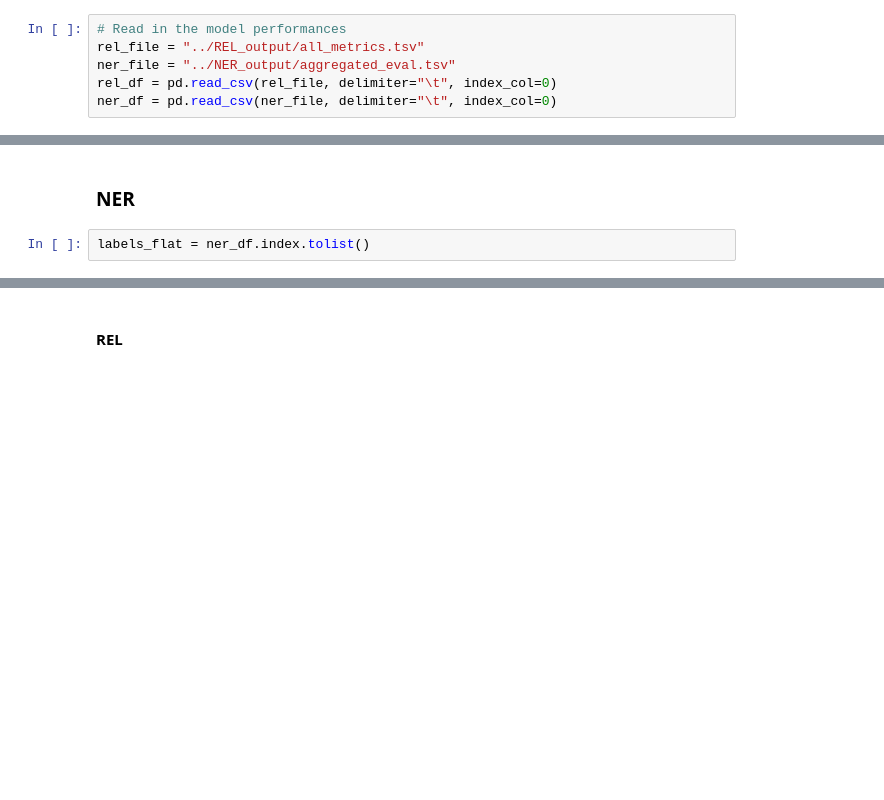
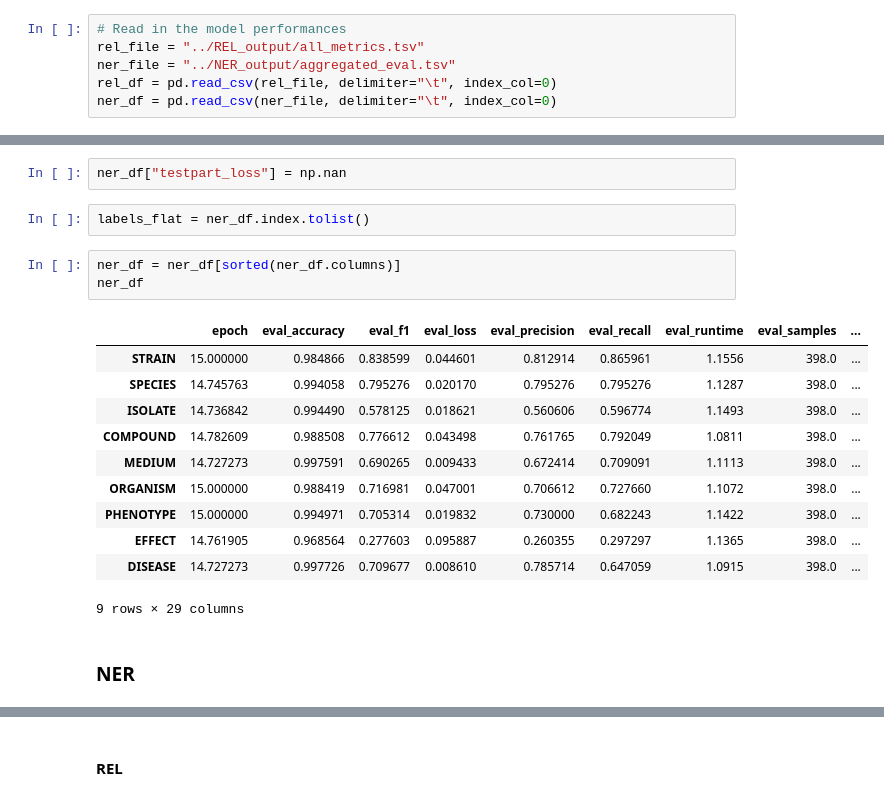
Before and after one commit to danielzmbp/NLP4Pheno, a Jupyter notebook: notebooks/figure_models_performance.ipynb, the cells around one changed output, grey strips where cells are left out. Cells and saved outputs as stored; diff of their text form; blank space fills up the shorter version.

```diff
--- a/notebooks/figure_models_performance.ipynb
+++ b/notebooks/figure_models_performance.ipynb
@@ -109,7 +130,24 @@ ner_df = pd.read_csv(ner_file, delimiter="\t", index_col=0)
+# %%
+ner_df["testpart_loss"] = np.nan
+# %%
+labels_flat = ner_df.index.tolist()
+# %%
+ner_df = ner_df[sorted(ner_df.columns)]
+ner_df
+# %% [output]
+|  | epoch | eval_accuracy | eval_f1 | eval_loss | eval_precision | eval_recall | eval_runtime | eval_samples | ... |
+| STRAIN | 15.000000 | 0.984866 | 0.838599 | 0.044601 | 0.812914 | 0.865961 | 1.1556 | 398.0 | ... |
+| SPECIES | 14.745763 | 0.994058 | 0.795276 | 0.020170 | 0.795276 | 0.795276 | 1.1287 | 398.0 | ... |
+| ISOLATE | 14.736842 | 0.994490 | 0.578125 | 0.018621 | 0.560606 | 0.596774 | 1.1493 | 398.0 | ... |
+| COMPOUND | 14.782609 | 0.988508 | 0.776612 | 0.043498 | 0.761765 | 0.792049 | 1.0811 | 398.0 | ... |
+| MEDIUM | 14.727273 | 0.997591 | 0.690265 | 0.009433 | 0.672414 | 0.709091 | 1.1113 | 398.0 | ... |
+| ORGANISM | 15.000000 | 0.988419 | 0.716981 | 0.047001 | 0.706612 | 0.727660 | 1.1072 | 398.0 | ... |
+| PHENOTYPE | 15.000000 | 0.994971 | 0.705314 | 0.019832 | 0.730000 | 0.682243 | 1.1422 | 398.0 | ... |
+| EFFECT | 14.761905 | 0.968564 | 0.277603 | 0.095887 | 0.260355 | 0.297297 | 1.1365 | 398.0 | ... |
+| DISEASE | 14.727273 | 0.997726 | 0.709677 | 0.008610 | 0.785714 | 0.647059 | 1.0915 | 398.0 | ... |
+9 rows × 29 columns
 # %% [markdown]
 ### NER
-# %%
-labels_flat = ner_df.index.tolist()
 # %%
 m = ner_df.transpose().reset_index()
 m = m.rename(columns={"index": "metric"})
```
Also changed, not shown: parts of 6 cells of this notebook.
